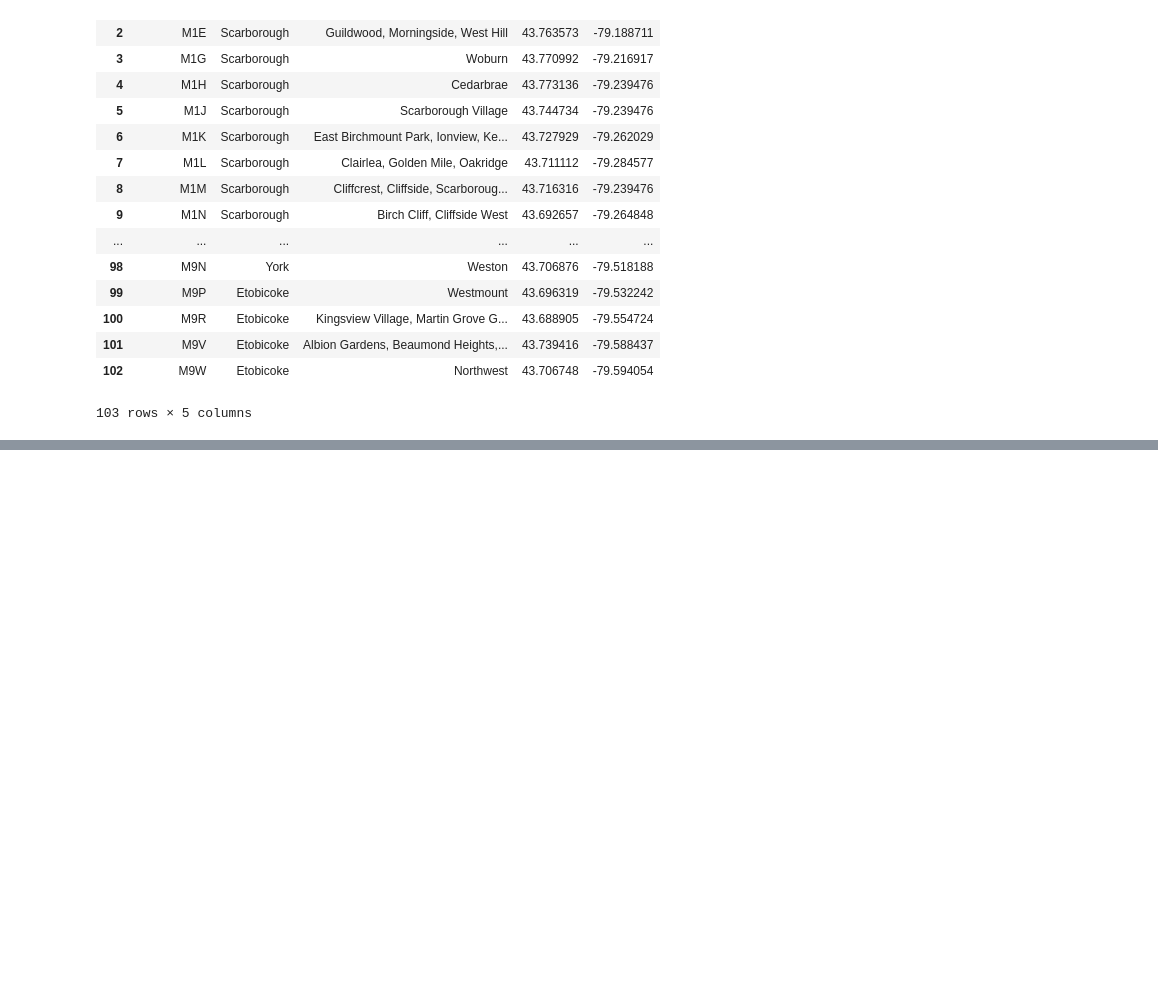
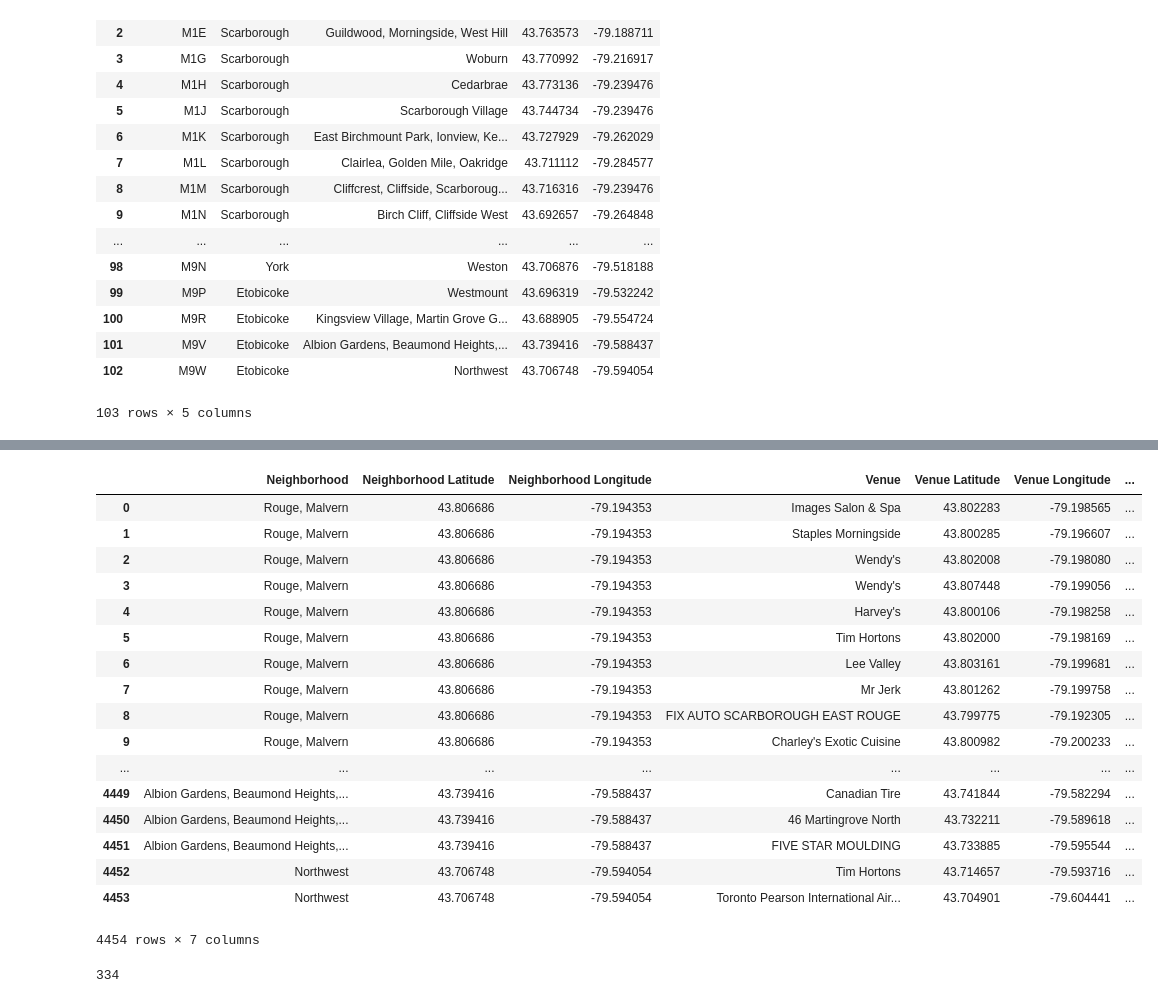
Before and after one commit to adamrlaw/Capstone-Project, a Jupyter notebook: capstone.ipynb, the cells around one changed output, grey strips where cells are left out. Cells and saved outputs as stored; diff of their text form; code cells hidden in the pictures; blank space fills up the shorter version.

```diff
--- a/capstone.ipynb
+++ b/capstone.ipynb
@@ -267,0 +319,36 @@ df4[['Postal Code','Borough','Neighborhood','Latitude','Longitude']]
+# %%
+### Folium Variables for url request; Extended radius to 750.
+CLIENT_ID = 'XQR4HET2P2HOKVY2DUHNJ1SVSTEZAZRBUCTOWCZIDFWT2QBZ'
+CLIENT_SECRET = 'VD4NUAAJYD041TPQTW3CQRZAZRMTGAAG422GJGKOTRJQFNTY'
+VERSION = '20180605'
+LIMIT = 200
+radius = 900
+search_query = 'trending'
+# %%
+### Function to build venue dataframe, added try,except block to skip empty venue results.
+def getvenues(name, latitude, longitude):
+    venues_list = []
+
+    for name, lat, lng in zip(name, latitude, longitude):
+                print(name)
+
+                url = 'https://api.foursquare.com/v2/venues/explore?client_id={}&client_secret={}&ll={},{}&v={}&radius={}&limit={}'.format(CLIENT_ID, CLIENT_SECRET, lat, lng, VERSION, radius, LIMIT)
+                try:
+                    results = requests.get(url).json()['response']['groups'][0]['items']
+                except:
+                    print('Results Failure')
+                    continue
+                venues_list.append(
+                    [(name,
+                     lat,
+                     lng,
+                     v['venue']['name'],
+                     v['venue']['location']['lat'],
+                     v['venue']['location']['lng'],
+                     v['venue']['categories'][0]['name']) for v in results])
+
+    nearby_venues = pd.DataFrame([i for m in venues_list for i in m])
+    nearby_venues.columns = ['Neighborhood','Neighborhood Latitude','Neighborhood Longitude','Venue','Venue Latitude','Venue Longitude','Venue Category']
+    return(nearby_venues)
+# %%
+torontodf = getvenues(df4['Neighborhood'], df4['Latitude'],df4['Longitude'])
@@ -267,0 +373,25 @@ df4[['Postal Code','Borough','Neighborhood','Latitude','Longitude']]
+# %%
+torontodf
+# %% [output]
+|  | Neighborhood | Neighborhood Latitude | Neighborhood Longitude | Venue | Venue Latitude | Venue Longitude | ... |
+| 0 | Rouge, Malvern | 43.806686 | -79.194353 | Images Salon & Spa | 43.802283 | -79.198565 | ... |
+| 1 | Rouge, Malvern | 43.806686 | -79.194353 | Staples Morningside | 43.800285 | -79.196607 | ... |
+| 2 | Rouge, Malvern | 43.806686 | -79.194353 | Wendy's | 43.802008 | -79.198080 | ... |
+| 3 | Rouge, Malvern | 43.806686 | -79.194353 | Wendy's | 43.807448 | -79.199056 | ... |
+| 4 | Rouge, Malvern | 43.806686 | -79.194353 | Harvey's | 43.800106 | -79.198258 | ... |
+| 5 | Rouge, Malvern | 43.806686 | -79.194353 | Tim Hortons | 43.802000 | -79.198169 | ... |
+| 6 | Rouge, Malvern | 43.806686 | -79.194353 | Lee Valley | 43.803161 | -79.199681 | ... |
+| 7 | Rouge, Malvern | 43.806686 | -79.194353 | Mr Jerk | 43.801262 | -79.199758 | ... |
+| 8 | Rouge, Malvern | 43.806686 | -79.194353 | FIX AUTO SCARBOROUGH EAST ROUGE | 43.799775 | -79.192305 | ... |
+| 9 | Rouge, Malvern | 43.806686 | -79.194353 | Charley's Exotic Cuisine | 43.800982 | -79.200233 | ... |
+| ... | ... | ... | ... | ... | ... | ... | ... |
+| 4449 | Albion Gardens, Beaumond Heights,... | 43.739416 | -79.588437 | Canadian Tire | 43.741844 | -79.582294 | ... |
+| 4450 | Albion Gardens, Beaumond Heights,... | 43.739416 | -79.588437 | 46 Martingrove North | 43.732211 | -79.589618 | ... |
+| 4451 | Albion Gardens, Beaumond Heights,... | 43.739416 | -79.588437 | FIVE STAR MOULDING | 43.733885 | -79.595544 | ... |
+| 4452 | Northwest | 43.706748 | -79.594054 | Tim Hortons | 43.714657 | -79.593716 | ... |
+| 4453 | Northwest | 43.706748 | -79.594054 | Toronto Pearson International Air... | 43.704901 | -79.604441 | ... |
+4454 rows × 7 columns
+# %%
+len(torontodf['Venue Category'].unique())
+# %% [output]
+334
```
Also changed, not shown: parts of 20 cells of this notebook.
